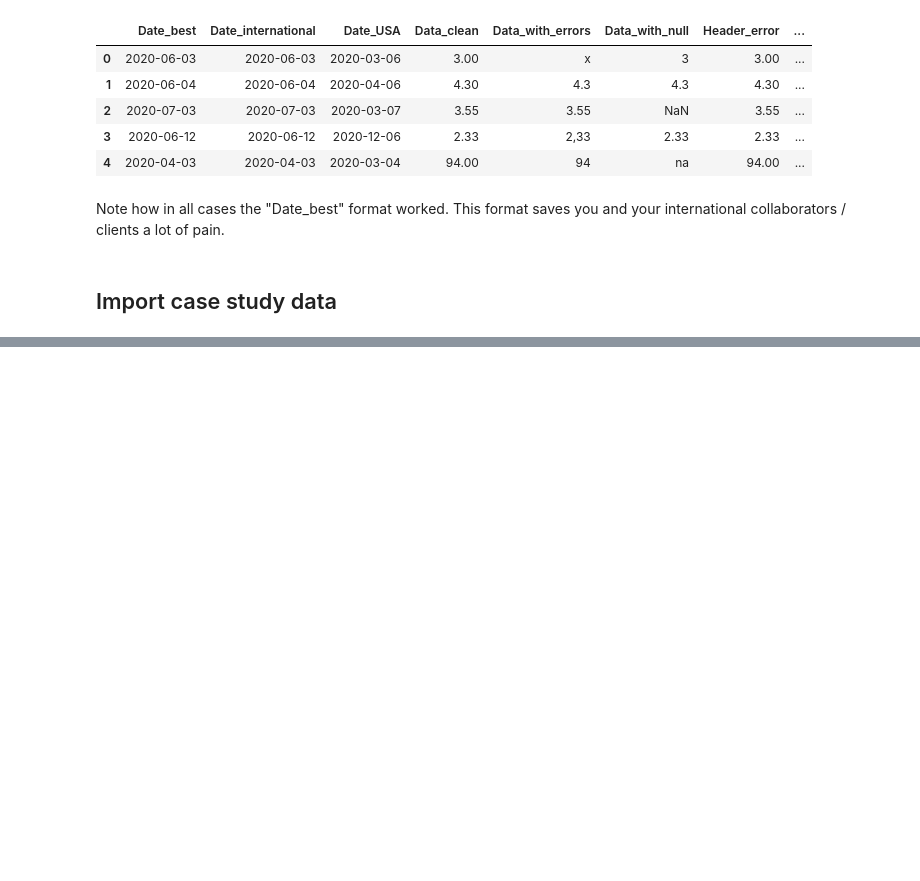
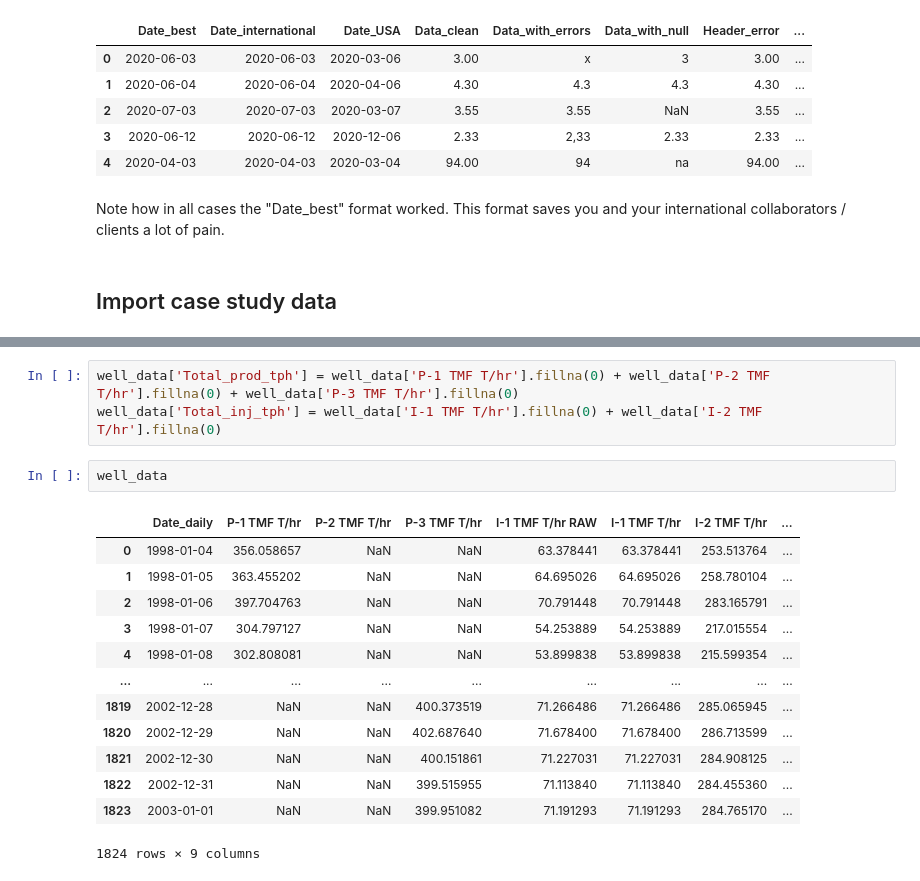
Before and after one commit to ICWallis/Stanford-Geothermal-Python-Sessions--Intermediate, a Jupyter notebook: 1-Data-handling.ipynb, the cells around one changed output, grey strips where cells are left out. Cells and saved outputs as stored; diff of their text form; blank space fills up the shorter version.

```diff
--- a/1-Data-handling.ipynb
+++ b/1-Data-handling.ipynb
@@ -150,0 +191,19 @@ Note how in all cases the "Date_best" format worked. This format saves you and y
+# %%
+well_data['Total_prod_tph'] = well_data['P-1 TMF T/hr'].fillna(0) + well_data['P-2 TMF T/hr'].fillna(0) + well_data['P-3 TMF T/hr'].fillna(0)
+well_data['Total_inj_tph'] = well_data['I-1 TMF T/hr'].fillna(0) + well_data['I-2 TMF T/hr'].fillna(0)
+# %%
+well_data
+# %% [output]
+|  | Date_daily | P-1 TMF T/hr | P-2 TMF T/hr | P-3 TMF T/hr | I-1 TMF T/hr RAW | I-1 TMF T/hr | I-2 TMF T/hr | ... |
+| 0 | 1998-01-04 | 356.058657 | NaN | NaN | 63.378441 | 63.378441 | 253.513764 | ... |
+| 1 | 1998-01-05 | 363.455202 | NaN | NaN | 64.695026 | 64.695026 | 258.780104 | ... |
+| 2 | 1998-01-06 | 397.704763 | NaN | NaN | 70.791448 | 70.791448 | 283.165791 | ... |
+| 3 | 1998-01-07 | 304.797127 | NaN | NaN | 54.253889 | 54.253889 | 217.015554 | ... |
+| 4 | 1998-01-08 | 302.808081 | NaN | NaN | 53.899838 | 53.899838 | 215.599354 | ... |
+| ... | ... | ... | ... | ... | ... | ... | ... | ... |
+| 1819 | 2002-12-28 | NaN | NaN | 400.373519 | 71.266486 | 71.266486 | 285.065945 | ... |
+| 1820 | 2002-12-29 | NaN | NaN | 402.687640 | 71.678400 | 71.678400 | 286.713599 | ... |
+| 1821 | 2002-12-30 | NaN | NaN | 400.151861 | 71.227031 | 71.227031 | 284.908125 | ... |
+| 1822 | 2002-12-31 | NaN | NaN | 399.515955 | 71.113840 | 71.113840 | 284.455360 | ... |
+| 1823 | 2003-01-01 | NaN | NaN | 399.951082 | 71.191293 | 71.191293 | 284.765170 | ... |
+1824 rows × 9 columns
```
Also changed, not shown: parts of 8 cells of this notebook, 1 other file.
